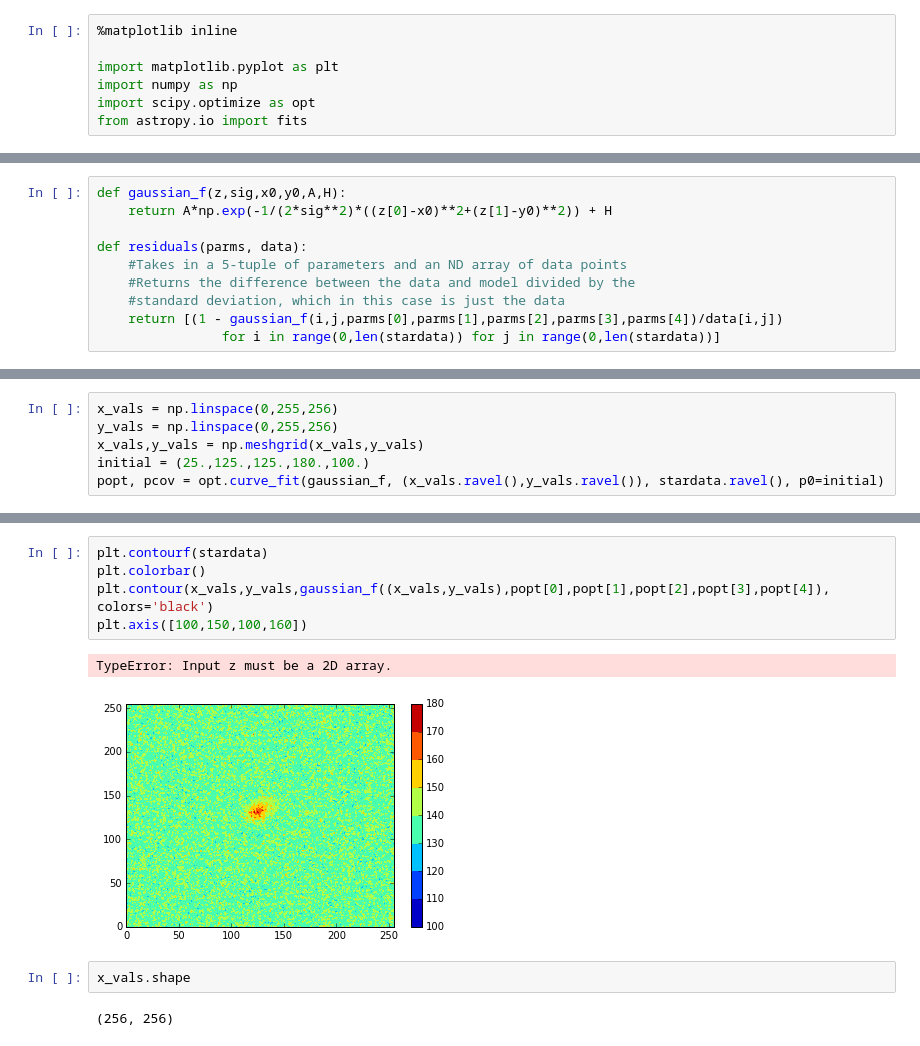
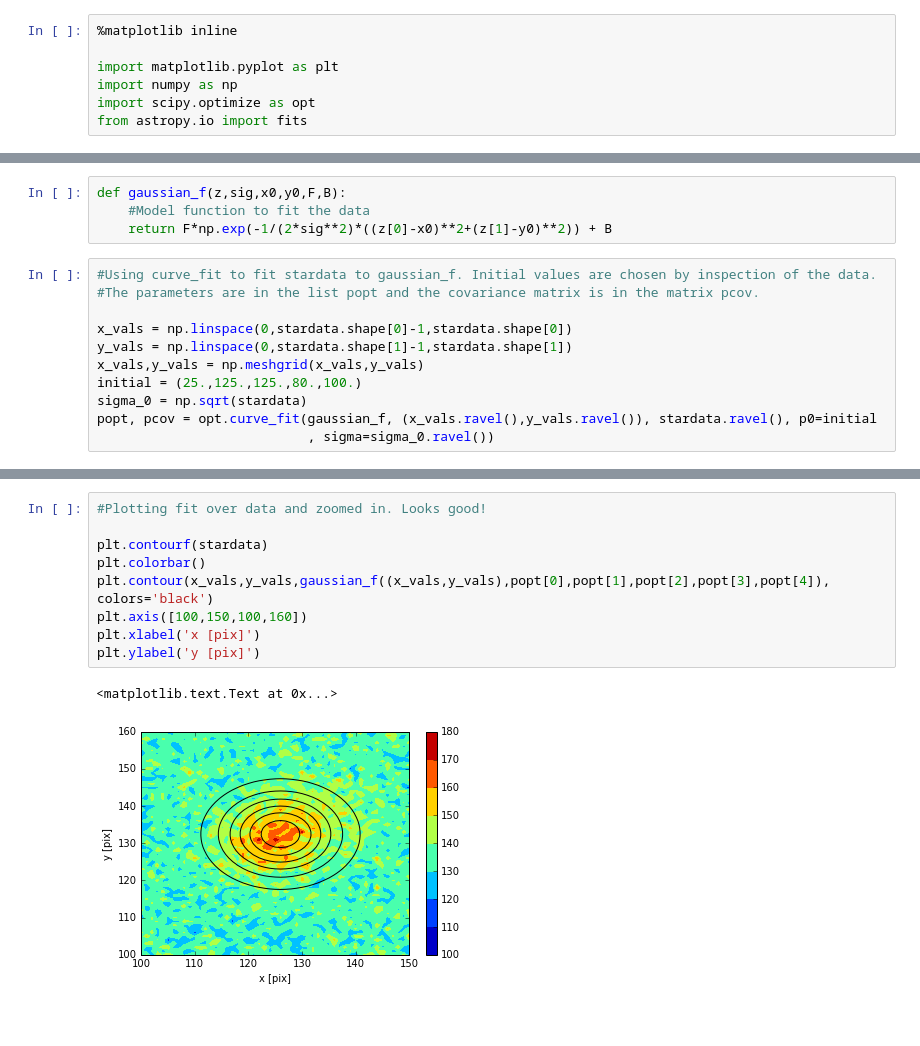
Before and after one commit to mbuchove/notebook-wurk-b, a Jupyter notebook: stats/HW_3_PS.ipynb, the cells around one changed output, grey strips where cells are left out. Cells and saved outputs as stored; diff of their text form; blank space fills up the shorter version.

```diff
--- a/stats/HW_3_PS.ipynb
+++ b/stats/HW_3_PS.ipynb
@@ -33,10 +40,0 @@ plt.colorbar()
-# %%
-def gaussian_f(z,sig,x0,y0,A,H):
-    return A*np.exp(-1/(2*sig**2)*((z[0]-x0)**2+(z[1]-y0)**2)) + H
-
-def residuals(parms, data):
-    #Takes in a 5-tuple of parameters and an ND array of data points
-    #Returns the difference between the data and model divided by the
-    #standard deviation, which in this case is just the data
-    return [(1 - gaussian_f(i,j,parms[0],parms[1],parms[2],parms[3],parms[4])/data[i,j])
-                for i in range(0,len(stardata)) for j in range(0,len(stardata))]
@@ -51,6 +41,15 @@ print(solution[1])
+# %%
+def gaussian_f(z,sig,x0,y0,F,B):
+    #Model function to fit the data
+    return F*np.exp(-1/(2*sig**2)*((z[0]-x0)**2+(z[1]-y0)**2)) + B
 # %%
-x_vals = np.linspace(0,255,256)
-y_vals = np.linspace(0,255,256)
+#Using curve_fit to fit stardata to gaussian_f. Initial values are chosen by inspection of the data.
+#The parameters are in the list popt and the covariance matrix is in the matrix pcov.
+
+x_vals = np.linspace(0,stardata.shape[0]-1,stardata.shape[0])
+y_vals = np.linspace(0,stardata.shape[1]-1,stardata.shape[1])
 x_vals,y_vals = np.meshgrid(x_vals,y_vals)
-initial = (25.,125.,125.,180.,100.)
-popt, pcov = opt.curve_fit(gaussian_f, (x_vals.ravel(),y_vals.ravel()), stardata.ravel(), p0=initial)
+initial = (25.,125.,125.,80.,100.)
+sigma_0 = np.sqrt(stardata)
+popt, pcov = opt.curve_fit(gaussian_f, (x_vals.ravel(),y_vals.ravel()), stardata.ravel(), p0=initial
+                           , sigma=sigma_0.ravel())
@@ -57,12 +73,12 @@ popt, pcov = opt.curve_fit(gaussian_f, (x_vals.ravel(),y_vals.ravel()), stardata
 # %%
+#Plotting fit over data and zoomed in. Looks good!
+
 plt.contourf(stardata)
 plt.colorbar()
 plt.contour(x_vals,y_vals,gaussian_f((x_vals,y_vals),popt[0],popt[1],popt[2],popt[3],popt[4]), colors='black')
 plt.axis([100,150,100,160])
+plt.xlabel('x [pix]')
+plt.ylabel('y [pix]')
 # %% [output]
-TypeError: Input z must be a 2D array.
+<matplotlib.text.Text at 0x...>
-[figure, old version]
+[figure, new version]
-# %%
-x_vals.shape
-# %% [output]
-(256, 256)
```
Also changed, not shown: parts of 8 cells of this notebook.
